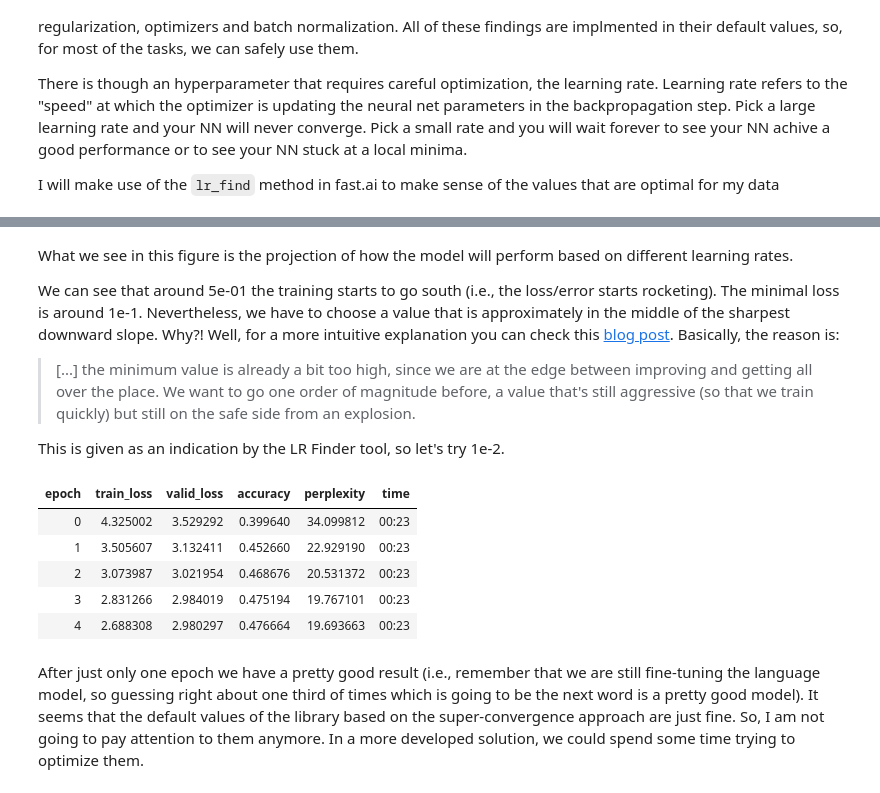
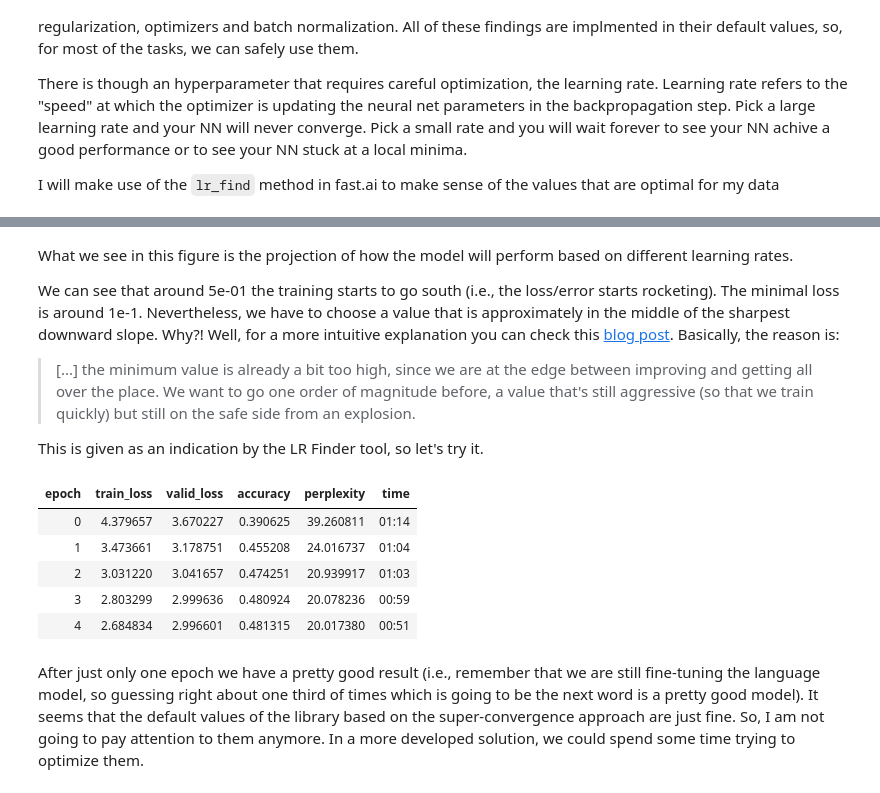
Before and after one commit to fassamfs/NLP-SAMBD-EN-2021, a Jupyter notebook: text_classification_practice/day2.ipynb, the cells around one changed output, grey strips where cells are left out. Cells and saved outputs as stored; diff of their text form; code cells hidden in the pictures.

```diff
--- a/text_classification_practice/day2.ipynb
+++ b/text_classification_practice/day2.ipynb
@@ -1261,16 +1258,16 @@ We can see that around 5e-01 the training starts to go south (i.e., the loss/err
 > [...] the minimum value is already a bit too high, since we are at the edge between improving and getting all over the place. We want to go one order of magnitude before, a value that's still aggressive (so that we train quickly) but still on the safe side from an explosion.
 
 
-This is given as an indication by the LR Finder tool, so let's try 1e-2.
+This is given as an indication by the LR Finder tool, so let's try it.
 # %%
-learn.fit_one_cycle(5, 1e-2)
+learn.fit_one_cycle(5, 0.0069)
 # %% [output]
 | epoch | train_loss | valid_loss | accuracy | perplexity | time |
-| 0 | 4.325002 | 3.529292 | 0.399640 | 34.099812 | 00:23 |
-| 1 | 3.505607 | 3.132411 | 0.452660 | 22.929190 | 00:23 |
-| 2 | 3.073987 | 3.021954 | 0.468676 | 20.531372 | 00:23 |
-| 3 | 2.831266 | 2.984019 | 0.475194 | 19.767101 | 00:23 |
-| 4 | 2.688308 | 2.980297 | 0.476664 | 19.693663 | 00:23 |
+| 0 | 4.379657 | 3.670227 | 0.390625 | 39.260811 | 01:14 |
+| 1 | 3.473661 | 3.178751 | 0.455208 | 24.016737 | 01:04 |
+| 2 | 3.031220 | 3.041657 | 0.474251 | 20.939917 | 01:03 |
+| 3 | 2.803299 | 2.999636 | 0.480924 | 20.078236 | 00:59 |
+| 4 | 2.684834 | 2.996601 | 0.481315 | 20.017380 | 00:51 |
 # %% [markdown]
 After just only one epoch we have a pretty good result (i.e., remember that we are still fine-tuning the language model, so guessing right about one third of times which is going to be the next word is a pretty good model). It seems that the default values of the library based on the super-convergence approach are just fine. So, I am not going to pay attention to them anymore. In a more developed solution, we could spend some time trying to optimize them.
 # %% [markdown]
```
Also changed, not shown: parts of 31 cells of this notebook.
